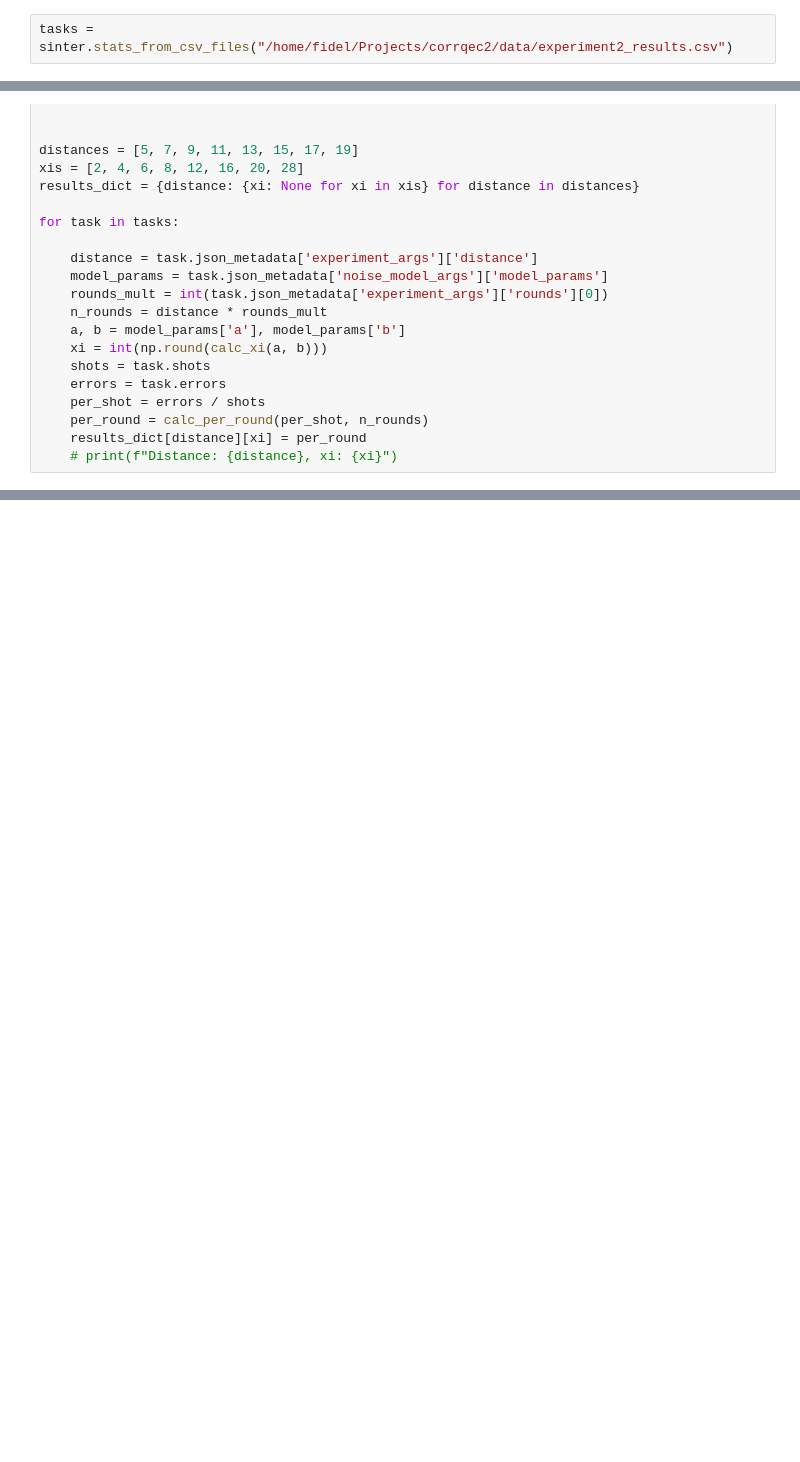
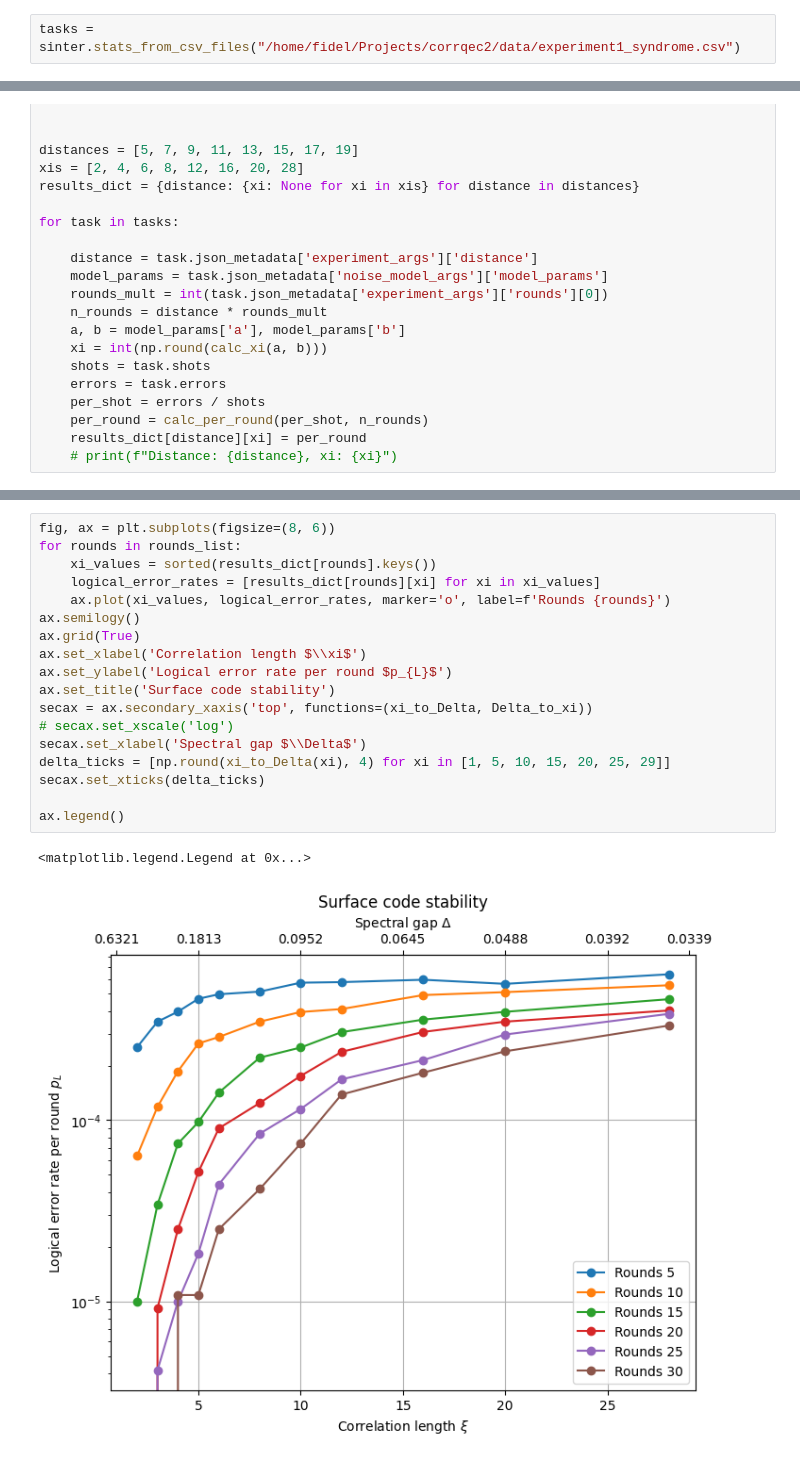
Before and after one commit to jkfids/corrqec2, a Jupyter notebook: project/notebooks/data_analysis.ipynb, the cells around one changed output, grey strips where cells are left out. Cells and saved outputs as stored; diff of their text form; blank space fills up the shorter version.

Commit message:
Modify experiment 2 for stability experiments

```diff
--- a/project/notebooks/data_analysis.ipynb
+++ b/project/notebooks/data_analysis.ipynb
@@ -3,7 +3,7 @@ import numpy as np
 import matplotlib.pyplot as plt
 import sinter
 # %%
-tasks = sinter.stats_from_csv_files("/home/fidel/Projects/corrqec2/data/experiment2_results.csv")
+tasks = sinter.stats_from_csv_files("/home/fidel/Projects/corrqec2/data/experiment1_syndrome.csv")
 # %%
 def calc_xi(a, b):
     return - 1 / np.log(1 - a - b)
@@ -62,0 +95,21 @@ output_path.with_suffix(".resume.csv")
+# %%
+fig, ax = plt.subplots(figsize=(8, 6))
+for rounds in rounds_list:
+    xi_values = sorted(results_dict[rounds].keys())
+    logical_error_rates = [results_dict[rounds][xi] for xi in xi_values]
+    ax.plot(xi_values, logical_error_rates, marker='o', label=f'Rounds {rounds}')
+ax.semilogy()
+ax.grid(True)
+ax.set_xlabel('Correlation length $\\xi$')
+ax.set_ylabel('Logical error rate per round $p_{L}$')
+ax.set_title('Surface code stability')
+secax = ax.secondary_xaxis('top', functions=(xi_to_Delta, Delta_to_xi))
+# secax.set_xscale('log')
+secax.set_xlabel('Spectral gap $\\Delta$')
+delta_ticks = [np.round(xi_to_Delta(xi), 4) for xi in [1, 5, 10, 15, 20, 25, 29]]
+secax.set_xticks(delta_ticks)
+
+ax.legend()
+# %% [output]
+<matplotlib.legend.Legend at 0x...>
+[figure, added]
```
Also changed, not shown: parts of 6 cells of this notebook, 3 other files.
